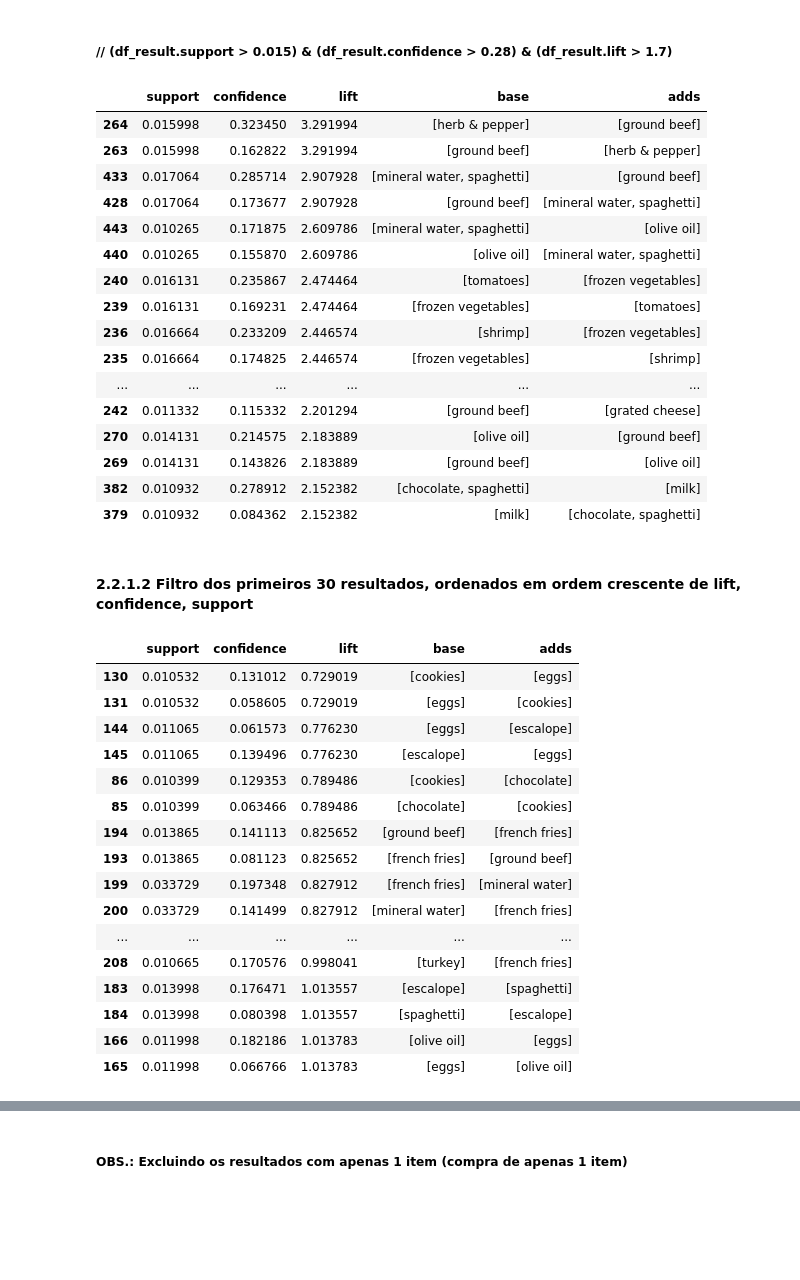
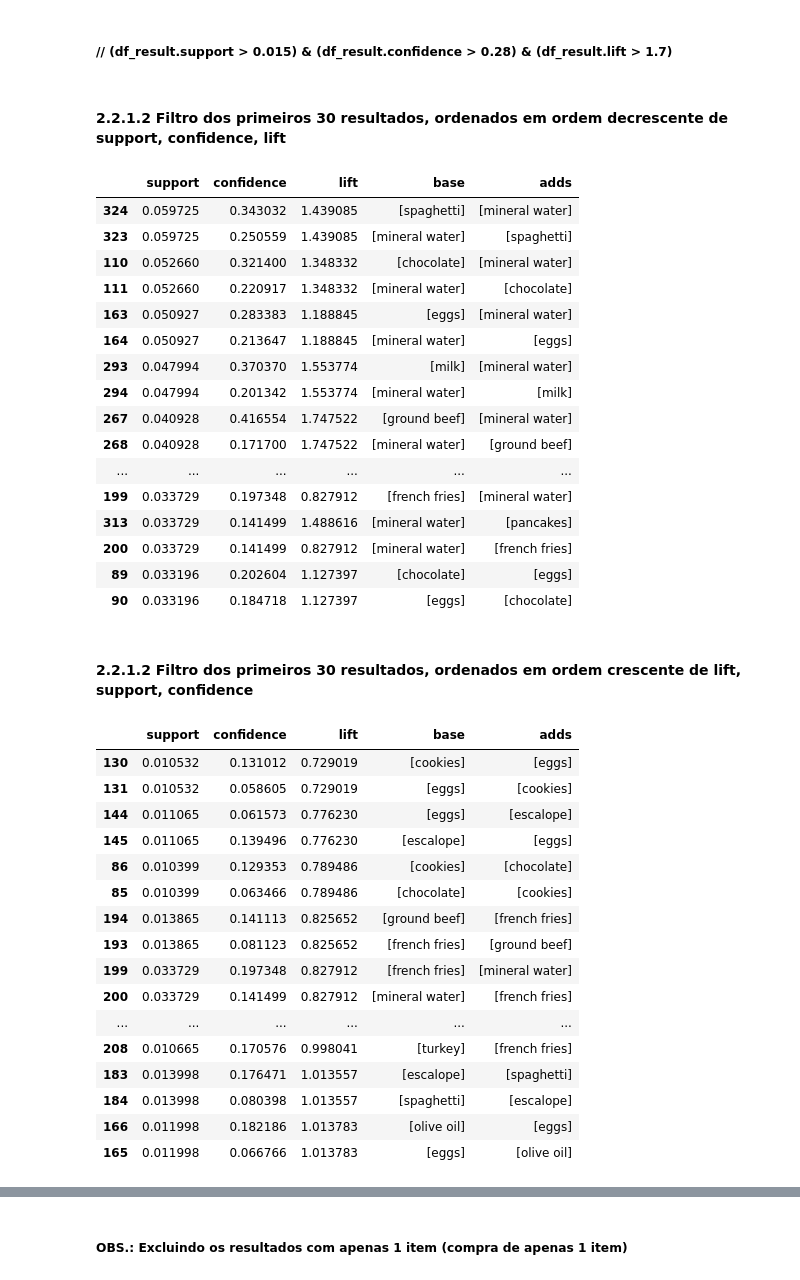
Before and after one commit to joaopaulopbjp/regras_associacao, a Jupyter notebook: Apriori_regras_associacao.ipynb, the cells around one changed output, grey strips where cells are left out. Saved outputs shown, nothing was run; the diff lists cells and outputs as text; code cells hidden in the pictures; blank space fills up the shorter version.

```diff
--- a/Apriori_regras_associacao.ipynb
+++ b/Apriori_regras_associacao.ipynb
@@ -110,45 +122,47 @@ df_result = df_result[(df_result.base.str.len() >= 1)]
 # %% [markdown]
 ##### // (df_result.support > 0.015) & (df_result.confidence > 0.28) & (df_result.lift > 1.7)
+# %% [markdown]
+#### 2.2.1.2 Filtro dos primeiros 30 resultados, ordenados em ordem decrescente de support, confidence, lift
+# %%
+df_result.sort_values(by=['support','confidence','lift'], ascending=False).head(30)
+# %% [output]
+|  | support | confidence | lift | base | adds |
+| 324 | 0.059725 | 0.343032 | 1.439085 | [spaghetti] | [mineral water] |
+| 323 | 0.059725 | 0.250559 | 1.439085 | [mineral water] | [spaghetti] |
+| 110 | 0.052660 | 0.321400 | 1.348332 | [chocolate] | [mineral water] |
+| 111 | 0.052660 | 0.220917 | 1.348332 | [mineral water] | [chocolate] |
+| 163 | 0.050927 | 0.283383 | 1.188845 | [eggs] | [mineral water] |
+| 164 | 0.050927 | 0.213647 | 1.188845 | [mineral water] | [eggs] |
+| 293 | 0.047994 | 0.370370 | 1.553774 | [milk] | [mineral water] |
+| 294 | 0.047994 | 0.201342 | 1.553774 | [mineral water] | [milk] |
+| 267 | 0.040928 | 0.416554 | 1.747522 | [ground beef] | [mineral water] |
+| 268 | 0.040928 | 0.171700 | 1.747522 | [mineral water] | [ground beef] |
+| ... | ... | ... | ... | ... | ... |
+| 199 | 0.033729 | 0.197348 | 0.827912 | [french fries] | [mineral water] |
+| 313 | 0.033729 | 0.141499 | 1.488616 | [mineral water] | [pancakes] |
+| 200 | 0.033729 | 0.141499 | 0.827912 | [mineral water] | [french fries] |
+| 89 | 0.033196 | 0.202604 | 1.127397 | [chocolate] | [eggs] |
+| 90 | 0.033196 | 0.184718 | 1.127397 | [eggs] | [chocolate] |
+# %% [markdown]
+#### 2.2.1.2 Filtro dos primeiros 30 resultados, ordenados em ordem crescente de lift, support, confidence
 # %%
-df_result.sort_values(by=['lift','confidence','support'], ascending=False).head(30)
+df_result.sort_values(by=['lift','support','confidence'], ascending=[True,False,False]).head(30)
 # %% [output]
 |  | support | confidence | lift | base | adds |
-| 264 | 0.015998 | 0.323450 | 3.291994 | [herb & pepper] | [ground beef] |
-| 263 | 0.015998 | 0.162822 | 3.291994 | [ground beef] | [herb & pepper] |
-| 433 | 0.017064 | 0.285714 | 2.907928 | [mineral water, spaghetti] | [ground beef] |
-| 428 | 0.017064 | 0.173677 | 2.907928 | [ground beef] | [mineral water, spaghetti] |
-| 443 | 0.010265 | 0.171875 | 2.609786 | [mineral water, spaghetti] | [olive oil] |
-| 440 | 0.010265 | 0.155870 | 2.609786 | [olive oil] | [mineral water, spaghetti] |
-| 240 | 0.016131 | 0.235867 | 2.474464 | [tomatoes] | [frozen vegetables] |
-| 239 | 0.016131 | 0.169231 | 2.474464 | [frozen vegetables] | [tomatoes] |
-| 236 | 0.016664 | 0.233209 | 2.446574 | [shrimp] | [frozen vegetables] |
-| 235 | 0.016664 | 0.174825 | 2.446574 | [frozen vegetables] | [shrimp] |
+| 130 | 0.010532 | 0.131012 | 0.729019 | [cookies] | [eggs] |
+| 131 | 0.010532 | 0.058605 | 0.729019 | [eggs] | [cookies] |
+| 144 | 0.011065 | 0.061573 | 0.776230 | [eggs] | [escalope] |
+| 145 | 0.011065 | 0.139496 | 0.776230 | [escalope] | [eggs] |
+| 86 | 0.010399 | 0.129353 | 0.789486 | [cookies] | [chocolate] |
+| 85 | 0.010399 | 0.063466 | 0.789486 | [chocolate] | [cookies] |
+| 194 | 0.013865 | 0.141113 | 0.825652 | [ground beef] | [french fries] |
+| 193 | 0.013865 | 0.081123 | 0.825652 | [french fries] | [ground beef] |
+| 199 | 0.033729 | 0.197348 | 0.827912 | [french fries] | [mineral water] |
+| 200 | 0.033729 | 0.141499 | 0.827912 | [mineral water] | [french fries] |
 | ... | ... | ... | ... | ... | ... |
-| 242 | 0.011332 | 0.115332 | 2.201294 | [ground beef] | [grated cheese] |
-| 270 | 0.014131 | 0.214575 | 2.183889 | [olive oil] | [ground beef] |
-| 269 | 0.014131 | 0.143826 | 2.183889 | [ground beef] | [olive oil] |
-| 382 | 0.010932 | 0.278912 | 2.152382 | [chocolate, spaghetti] | [milk] |
-| 379 | 0.010932 | 0.084362 | 2.152382 | [milk] | [chocolate, spaghetti] |
+| 208 | 0.010665 | 0.170576 | 0.998041 | [turkey] | [french fries] |
+| 183 | 0.013998 | 0.176471 | 1.013557 | [escalope] | [spaghetti] |
+| 184 | 0.013998 | 0.080398 | 1.013557 | [spaghetti] | [escalope] |
+| 166 | 0.011998 | 0.182186 | 1.013783 | [olive oil] | [eggs] |
+| 165 | 0.011998 | 0.066766 | 1.013783 | [eggs] | [olive oil] |
-# %% [markdown]
-#### 2.2.1.2 Filtro dos primeiros 30 resultados, ordenados em ordem crescente de lift, confidence, support
-# %%
-df_result.sort_values(by=['lift','confidence'], ascending=[True,False]).head(30)
-# %% [output]
-|  | support | confidence | lift | base | adds |
-| 130 | 0.010532 | 0.131012 | 0.729019 | [cookies] | [eggs] |
-| 131 | 0.010532 | 0.058605 | 0.729019 | [eggs] | [cookies] |
-| 144 | 0.011065 | 0.061573 | 0.776230 | [eggs] | [escalope] |
-| 145 | 0.011065 | 0.139496 | 0.776230 | [escalope] | [eggs] |
-| 86 | 0.010399 | 0.129353 | 0.789486 | [cookies] | [chocolate] |
-| 85 | 0.010399 | 0.063466 | 0.789486 | [chocolate] | [cookies] |
-| 194 | 0.013865 | 0.141113 | 0.825652 | [ground beef] | [french fries] |
-| 193 | 0.013865 | 0.081123 | 0.825652 | [french fries] | [ground beef] |
-| 199 | 0.033729 | 0.197348 | 0.827912 | [french fries] | [mineral water] |
-| 200 | 0.033729 | 0.141499 | 0.827912 | [mineral water] | [french fries] |
-| ... | ... | ... | ... | ... | ... |
-| 208 | 0.010665 | 0.170576 | 0.998041 | [turkey] | [french fries] |
-| 183 | 0.013998 | 0.176471 | 1.013557 | [escalope] | [spaghetti] |
-| 184 | 0.013998 | 0.080398 | 1.013557 | [spaghetti] | [escalope] |
-| 166 | 0.011998 | 0.182186 | 1.013783 | [olive oil] | [eggs] |
-| 165 | 0.011998 | 0.066766 | 1.013783 | [eggs] | [olive oil] |
 # %% [markdown]
```
Also changed, not shown: parts of 7 cells of this notebook.
